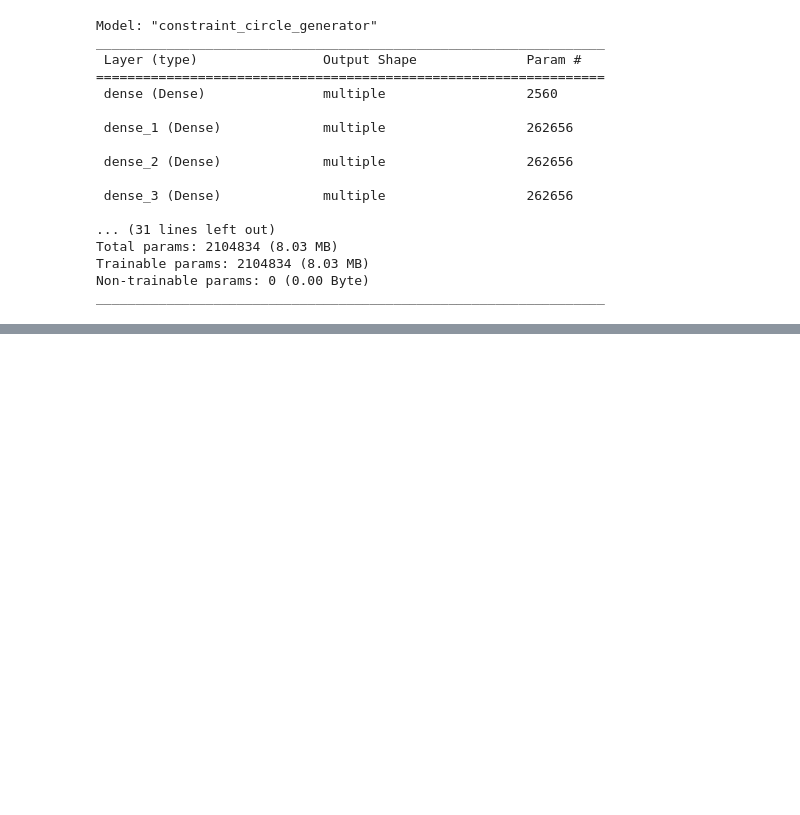
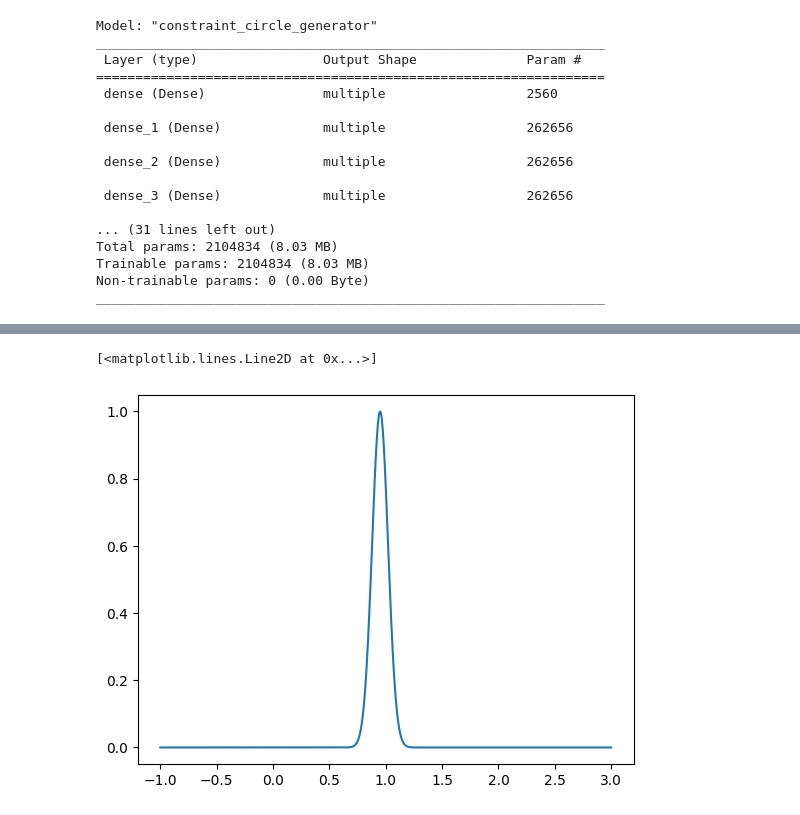
Before and after one commit to JeffersonLab/SciOptControlToolkit, a Jupyter notebook: jlab_rl/TF_GenModel_CEBAFContraintCircle.ipynb, the cells around one changed output, grey strips where cells are left out. Drawn from its saved outputs; the diff is of its cells as text; code cells hidden in the pictures; blank space fills up the shorter version.

```diff
--- a/jlab_rl/TF_GenModel_CEBAFContraintCircle.ipynb
+++ b/jlab_rl/TF_GenModel_CEBAFContraintCircle.ipynb
@@ -165,0 +180,9 @@ plt.legend()
+# %%
+test_state = np.linspace(-1,3,1000)
+ideal_r = 0.95
+reward = np.exp(-100*np.square(test_state-ideal_r))
+plt.plot(test_state,reward)
+#plt.yscale('log')
+# %% [output]
+[<matplotlib.lines.Line2D at 0x...>]
+[figure, added]
```
Also changed, not shown: parts of 8 cells of this notebook, 7 other files.
